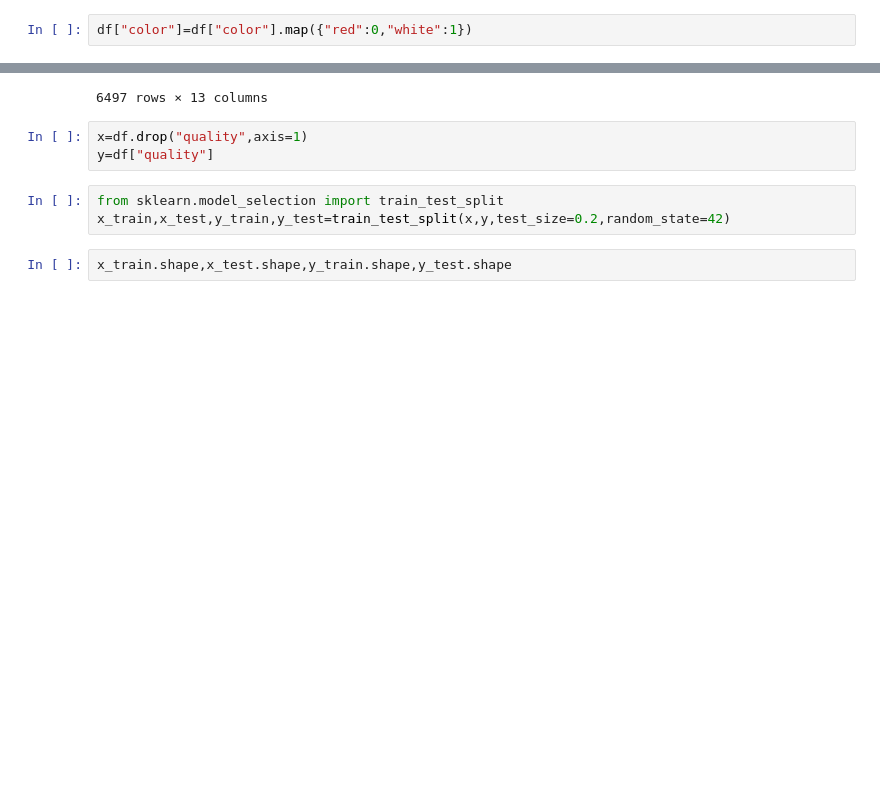
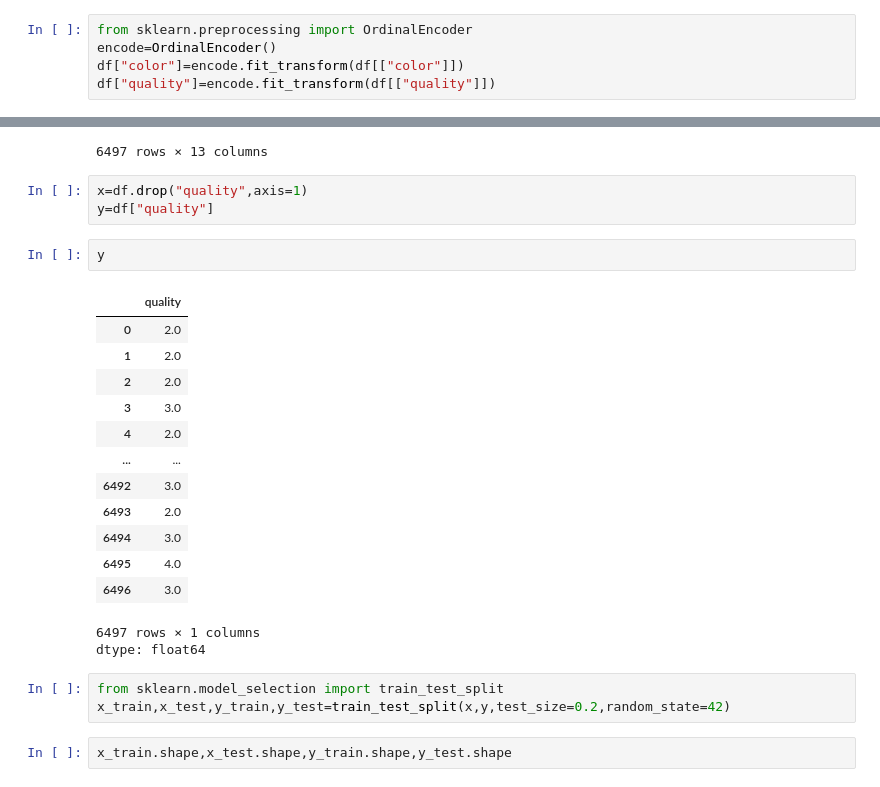
Before and after one commit to SIVASHANKARI04/Wine-Quality-Data-apply-ML, a Jupyter notebook: Machine_Learning.ipynb, the cells around one changed output, grey strips where cells are left out. Drawn from its saved outputs; the diff is of its cells as text; blank space fills up the shorter version.

```diff
--- a/Machine_Learning.ipynb
+++ b/Machine_Learning.ipynb
@@ -61,8 +61,11 @@ df.drop_duplicates(keep="last")
 | 6495 | 5.5 | 0.29 | 0.30 | 1.1 | 0.022 | 20.0 | ... |
 | 6496 | 6.0 | 0.21 | 0.38 | 0.8 | 0.020 | 22.0 | ... |
 5320 rows × 13 columns
-# %%
-df["color"]=df["color"].map({"red":0,"white":1})
+# %%
+from sklearn.preprocessing import OrdinalEncoder
+encode=OrdinalEncoder()
+df["color"]=encode.fit_transform(df[["color"]])
+df["quality"]=encode.fit_transform(df[["quality"]])
 # %%
 df
 # %% [output]
@@ -82,6 +85,23 @@ df
 # %%
 x=df.drop("quality",axis=1)
 y=df["quality"]
+# %%
+y
+# %% [output]
+|  | quality |
+| 0 | 2.0 |
+| 1 | 2.0 |
+| 2 | 2.0 |
+| 3 | 3.0 |
+| 4 | 2.0 |
+| ... | ... |
+| 6492 | 3.0 |
+| 6493 | 2.0 |
+| 6494 | 3.0 |
+| 6495 | 4.0 |
+| 6496 | 3.0 |
+6497 rows × 1 columns
+dtype: float64
 # %%
 from sklearn.model_selection import train_test_split
 x_train,x_test,y_train,y_test=train_test_split(x,y,test_size=0.2,random_state=42)
```
Also changed, not shown: parts of 6 cells of this notebook.
